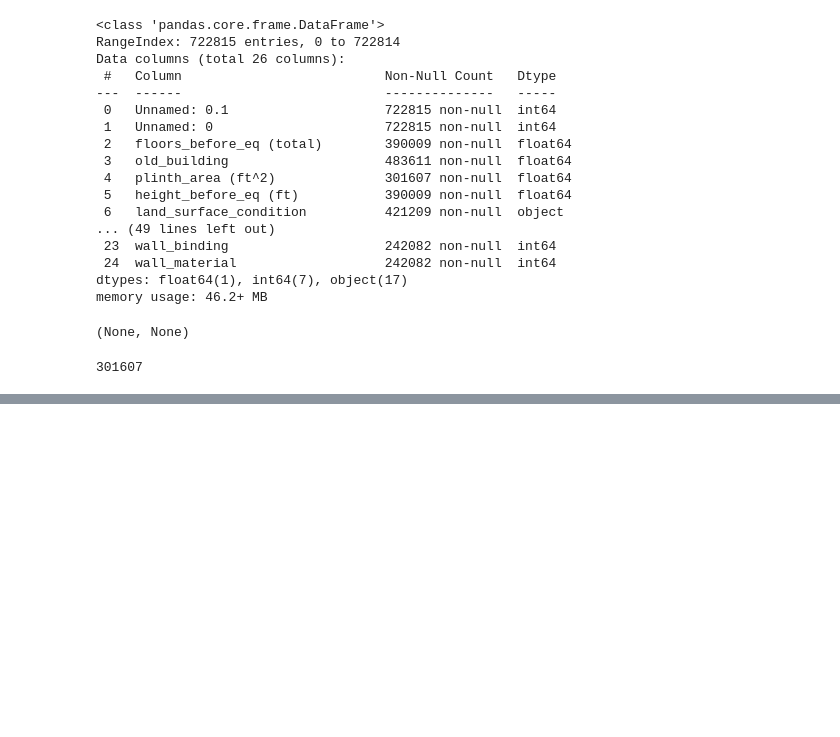
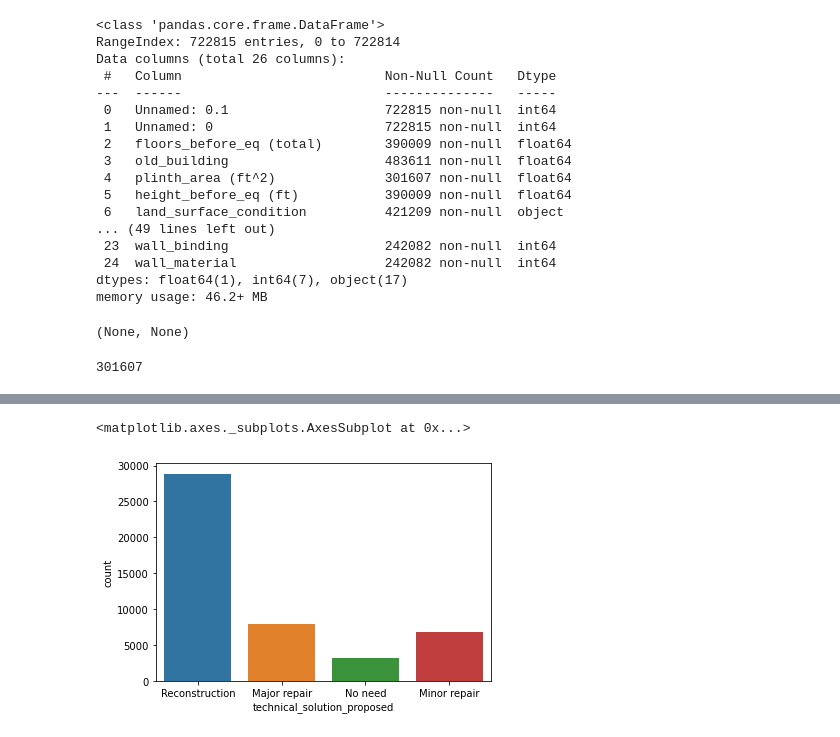
Before and after one commit to abilcode/joints, a Jupyter notebook: iter1/n1.ipynb, the cells around one changed output, grey strips where cells are left out. Drawn from its saved outputs; the diff is of its cells as text; code cells hidden in the pictures; blank space fills up the shorter version.

```diff
--- a/iter1/n1.ipynb
+++ b/iter1/n1.ipynb
@@ -73,0 +101,14 @@ for train_index, test_index in skf.split(df_encoded, y):
+# %%
+train_fill = pd.read_csv('../data/preprocess/train_t1.csv')
+train_fill = train_fill.iloc[:,2:]
+X = train_fill.iloc[:,:-1]
+y = train_fill.iloc[:,-1]
+cat_features = X .select_dtypes(include='object').columns.tolist()
+one_hot_encoded = pd.get_dummies(X[cat_features])
+df_encoded = pd.concat([X.loc[:,cols_var], one_hot_encoded], axis=1)
+df_encoded = df_encoded.copy().dropna(axis=0)
+# Set up the StratifiedKFold for cross validation
+skf = StratifiedKFold(n_splits=5, shuffle=True, random_state=42)
+dt = DecisionTreeClassifier()
+f1 = cross_validation(df_encoded, y.iloc[df_encoded.index],dt)
+f1
@@ -73,0 +141,5 @@ for train_index, test_index in skf.split(df_encoded, y):
+# %%
+sns.countplot(train_fill['technical_solution_proposed'])
+# %% [output]
+<matplotlib.axes._subplots.AxesSubplot at 0x...>
+[figure, added]
```
Also changed, not shown: parts of 18 cells of this notebook, 6 other files.
